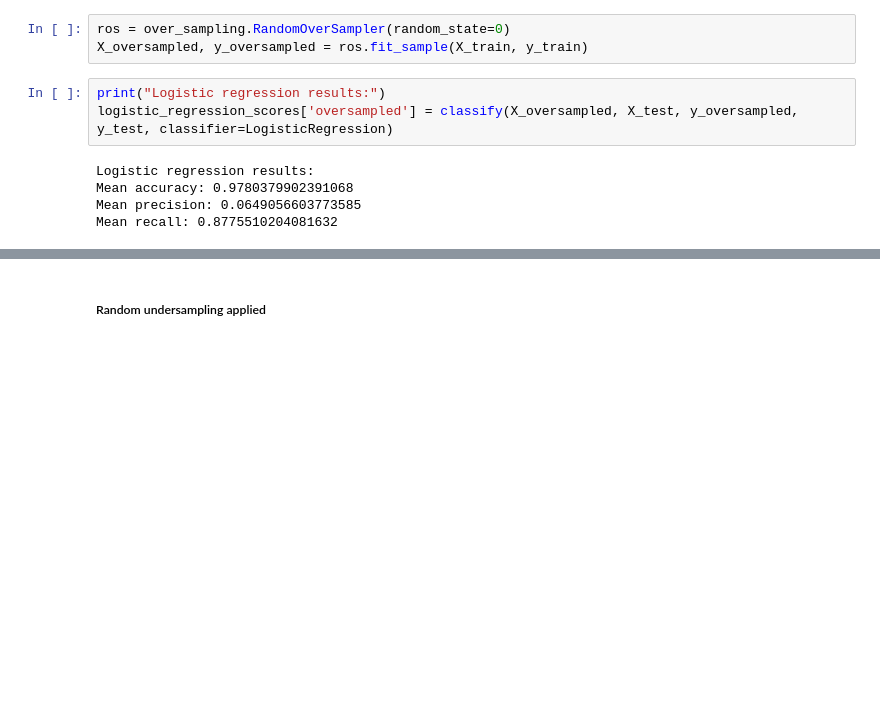
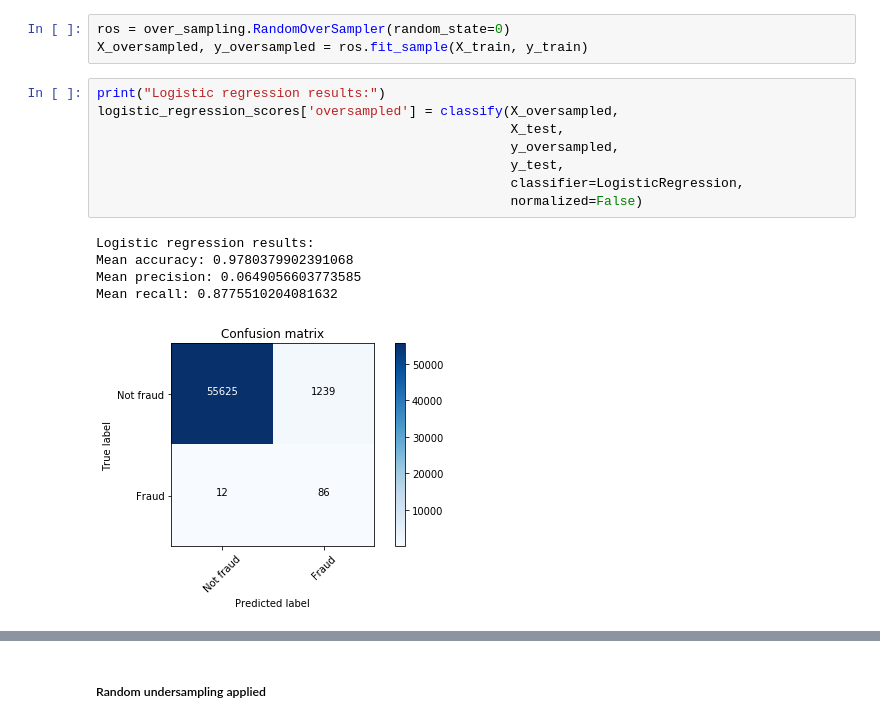
Before and after one commit to mikaelsouza/fraud-detection, a Jupyter notebook: notebooks/exploratory/kaggle/1-undersampling-oversampling.ipynb, the cells around one changed output, grey strips where cells are left out. Drawn from its saved outputs; the diff is of its cells as text; blank space fills up the shorter version.

```diff
--- a/notebooks/exploratory/kaggle/1-undersampling-oversampling.ipynb
+++ b/notebooks/exploratory/kaggle/1-undersampling-oversampling.ipynb
@@ -89,11 +115,17 @@ ros = over_sampling.RandomOverSampler(random_state=0)
 X_oversampled, y_oversampled = ros.fit_sample(X_train, y_train)
 # %%
 print("Logistic regression results:")
-logistic_regression_scores['oversampled'] = classify(X_oversampled, X_test, y_oversampled, y_test, classifier=LogisticRegression)
+logistic_regression_scores['oversampled'] = classify(X_oversampled,
+                                                     X_test,
+                                                     y_oversampled,
+                                                     y_test,
+                                                     classifier=LogisticRegression,
+                                                     normalized=False)
 # %% [output]
 Logistic regression results:
 Mean accuracy: 0.9780379902391068
 Mean precision: 0.0649056603773585
 Mean recall: 0.8775510204081632
+[figure, added]
 # %%
 print("Decision tree results:")
```
Also changed, not shown: parts of 10 cells of this notebook.
